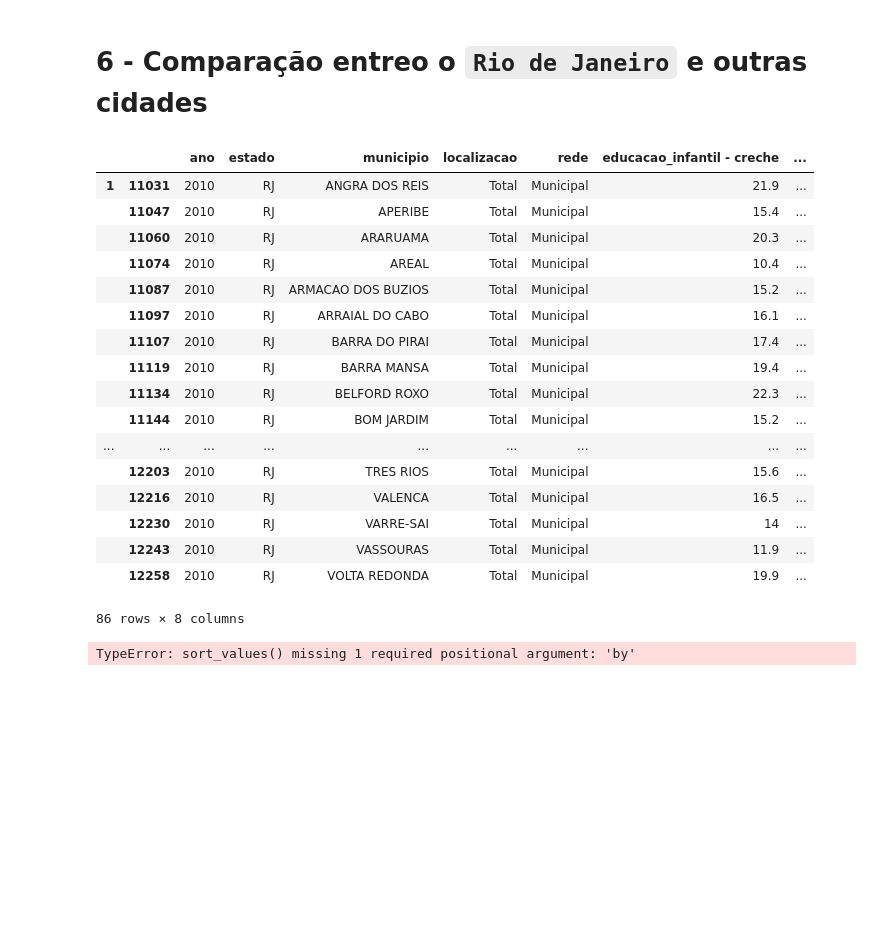
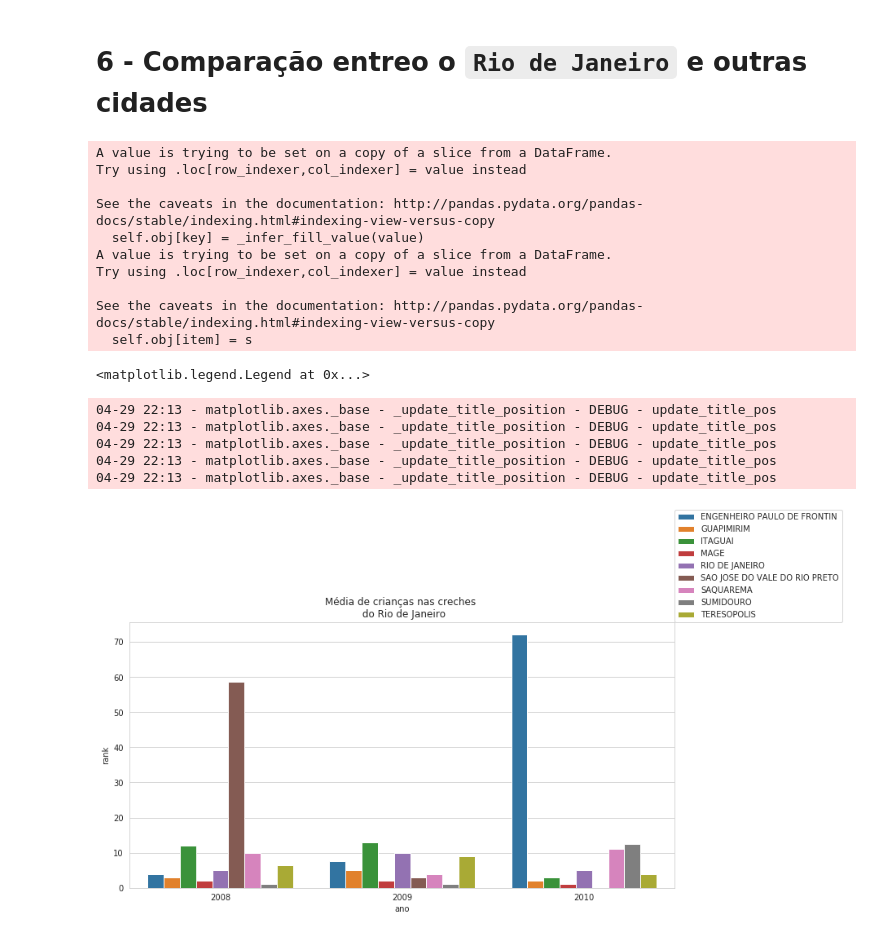
Before and after one commit to sbouchardet/inf2420, a Jupyter notebook: ExploreDatasets.ipynb, the cells around one changed output. Saved outputs shown, nothing was run; the diff lists cells and outputs as text; code cells hidden in the pictures; blank space fills up the shorter version.

Commit message:
cleanup

```diff
--- a/ExploreDatasets.ipynb
+++ b/ExploreDatasets.ipynb
@@ -182,32 +169,7 @@ def clean_alunos_filtered_by_year(year, state=None, city=None):
 
     return alunos_filtered[base_filter]
 # %%
-def alunos_rank_rj(year):
-    alunos_rj_year = clean_alunos_filtered_by_year(year,"RJ")
+def alunos_rank(year, state=None):
+    alunos_rj_year = clean_alunos_filtered_by_year(year,state)
     alunos_rj_year.loc[:,'rank'] = alunos_rj_year["educacao_infantil - creche"].rank(ascending = False)
     return alunos_rj_year
-# %%
-alunos_rank_rj(2010)
-# %% [output]
-|  |  | ano | estado | municipio | localizacao | rede | educacao_infantil - creche | ... |
-| 1 | 11031 | 2010 | RJ | ANGRA DOS REIS | Total | Municipal | 21.9 | ... |
-|  | 11047 | 2010 | RJ | APERIBE | Total | Municipal | 15.4 | ... |
-|  | 11060 | 2010 | RJ | ARARUAMA | Total | Municipal | 20.3 | ... |
-|  | 11074 | 2010 | RJ | AREAL | Total | Municipal | 10.4 | ... |
-|  | 11087 | 2010 | RJ | ARMACAO DOS BUZIOS | Total | Municipal | 15.2 | ... |
-|  | 11097 | 2010 | RJ | ARRAIAL DO CABO | Total | Municipal | 16.1 | ... |
-|  | 11107 | 2010 | RJ | BARRA DO PIRAI | Total | Municipal | 17.4 | ... |
-|  | 11119 | 2010 | RJ | BARRA MANSA | Total | Municipal | 19.4 | ... |
-|  | 11134 | 2010 | RJ | BELFORD ROXO | Total | Municipal | 22.3 | ... |
-|  | 11144 | 2010 | RJ | BOM JARDIM | Total | Municipal | 15.2 | ... |
-| ... | ... | ... | ... | ... | ... | ... | ... | ... |
-|  | 12203 | 2010 | RJ | TRES RIOS | Total | Municipal | 15.6 | ... |
-|  | 12216 | 2010 | RJ | VALENCA | Total | Municipal | 16.5 | ... |
-|  | 12230 | 2010 | RJ | VARRE-SAI | Total | Municipal | 14 | ... |
-|  | 12243 | 2010 | RJ | VASSOURAS | Total | Municipal | 11.9 | ... |
-|  | 12258 | 2010 | RJ | VOLTA REDONDA | Total | Municipal | 19.9 | ... |
-86 rows × 8 columns
-# %%
-clean_alunos_filtered.sort_values("educacao_infantil - creche", ascending=False)
-# %% [output]
-TypeError: sort_values() missing 1 required positional argument: 'by'
@@ -215,0 +180,33 @@ clean_alunos_filtered.sort_values?
+# %%
+all_cities = pd.concat([alunos_rank(2008,"RJ"),
+                        alunos_rank(2009,"RJ"),
+                        alunos_rank(2010,"RJ")])
+
+top_cities = all_cities[all_cities["rank"]<=5]["municipio"].unique()
+all_cities  = all_cities[all_cities['municipio'].isin(top_cities)]
+
+
+plt.subplots(figsize=(12,6))
+plt.title("Média de crianças nas creches \n do Rio de Janeiro")
+
+
+sns.barplot(x='ano', y='rank', hue='municipio', data=all_cities)
+plt.legend(loc=[1,1])
+# %% [output]
+A value is trying to be set on a copy of a slice from a DataFrame.
+Try using .loc[row_indexer,col_indexer] = value instead
+
+See the caveats in the documentation: http://pandas.pydata.org/pandas-docs/stable/indexing.html#indexing-view-versus-copy
+  self.obj[key] = _infer_fill_value(value)
+A value is trying to be set on a copy of a slice from a DataFrame.
+Try using .loc[row_indexer,col_indexer] = value instead
+
+See the caveats in the documentation: http://pandas.pydata.org/pandas-docs/stable/indexing.html#indexing-view-versus-copy
+  self.obj[item] = s
+<matplotlib.legend.Legend at 0x...>
+04-29 22:13 - matplotlib.axes._base - _update_title_position - DEBUG - update_title_pos
+04-29 22:13 - matplotlib.axes._base - _update_title_position - DEBUG - update_title_pos
+04-29 22:13 - matplotlib.axes._base - _update_title_position - DEBUG - update_title_pos
+04-29 22:13 - matplotlib.axes._base - _update_title_position - DEBUG - update_title_pos
+04-29 22:13 - matplotlib.axes._base - _update_title_position - DEBUG - update_title_pos
+[figure, added]
```
Also changed, not shown: parts of 7 cells of this notebook, 4 other files.
